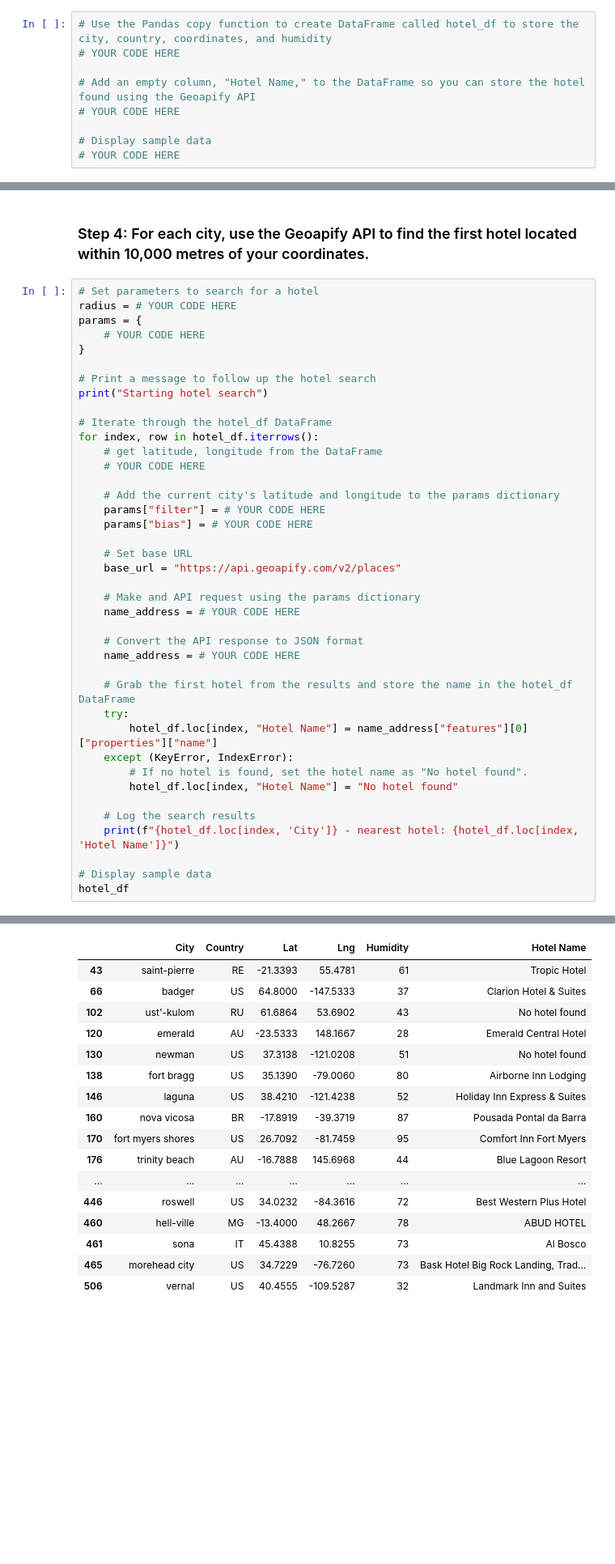
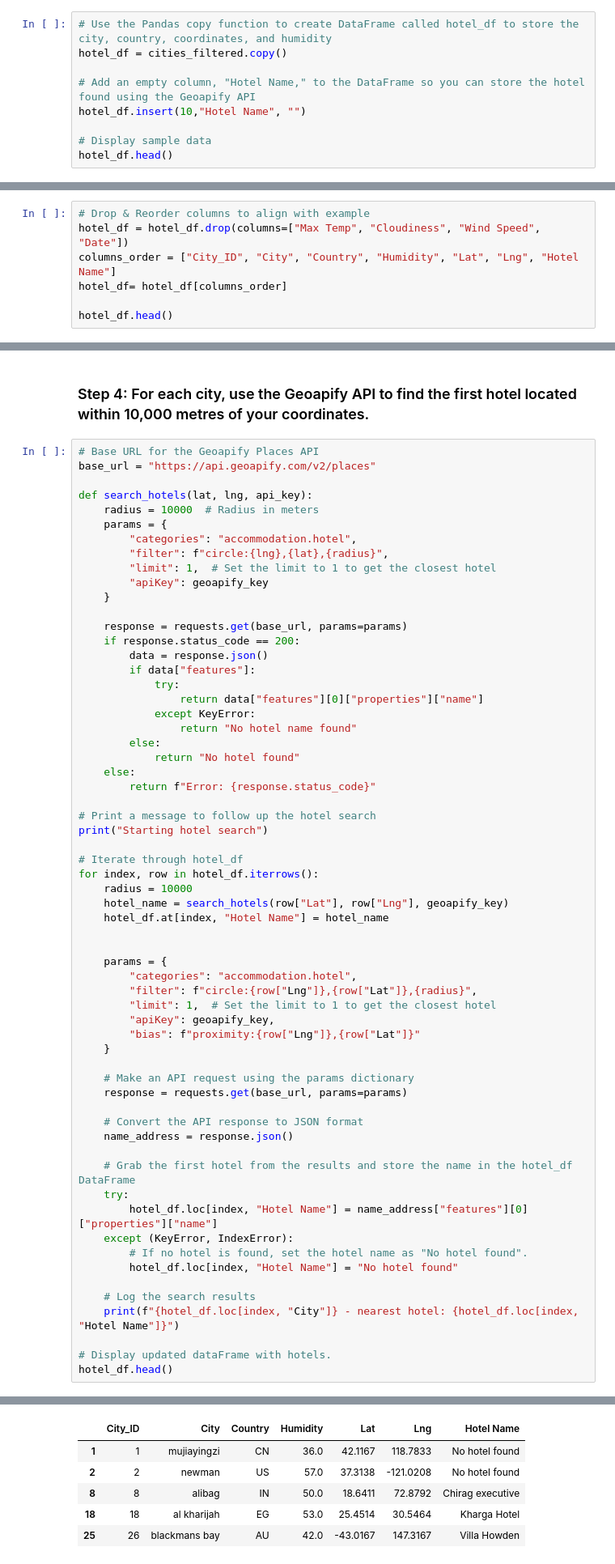
Before and after one commit to cmhillm75/python-api-challenge, a Jupyter notebook: VacationPy/VacationPy.ipynb, the cells around one changed output, grey strips where cells are left out. Shown at 81% size. Cells and saved outputs as stored; diff of their text form; blank space fills up the shorter version.

```diff
--- a/VacationPy/VacationPy.ipynb
+++ b/VacationPy/VacationPy.ipynb
@@ -71,11 +101,11 @@ city_data_df.head()
 ### Step 3: Create a new DataFrame called `hotel_df`.
 # %%
 # Use the Pandas copy function to create DataFrame called hotel_df to store the city, country, coordinates, and humidity
-# YOUR CODE HERE
+hotel_df = cities_filtered.copy()
 
 # Add an empty column, "Hotel Name," to the DataFrame so you can store the hotel found using the Geoapify API
-# YOUR CODE HERE
+hotel_df.insert(10,"Hotel Name", "")
 
 # Display sample data
-# YOUR CODE HERE
+hotel_df.head()
 # %% [output]
@@ -98,0 +124,7 @@ city_data_df.head()
+# %%
+# Drop & Reorder columns to align with example
+hotel_df = hotel_df.drop(columns=["Max Temp", "Cloudiness", "Wind Speed", "Date"])
+columns_order = ["City_ID", "City", "Country", "Humidity", "Lat", "Lng", "Hotel Name"]
+hotel_df= hotel_df[columns_order]
+
+hotel_df.head()
@@ -99,32 +138,54 @@ city_data_df.head()
 # %% [markdown]
 ### Step 4: For each city, use the Geoapify API to find the first hotel located within 10,000 metres of your coordinates.
 # %%
-# Set parameters to search for a hotel
-radius = # YOUR CODE HERE
-params = {
-    # YOUR CODE HERE
-}
+# Base URL for the Geoapify Places API
+base_url = "https://api.geoapify.com/v2/places"
+
+def search_hotels(lat, lng, api_key):
+    radius = 10000  # Radius in meters
+    params = {
+        "categories": "accommodation.hotel",
+        "filter": f"circle:{lng},{lat},{radius}",
+        "limit": 1,  # Set the limit to 1 to get the closest hotel
+        "apiKey": geoapify_key
+    }
+
+    response = requests.get(base_url, params=params)
+    if response.status_code == 200:
+        data = response.json()
+        if data["features"]:
+            try:
+                return data["features"][0]["properties"]["name"]
+            except KeyError:
+                return "No hotel name found"
+        else:
+            return "No hotel found"
+    else:
+        return f"Error: {response.status_code}"
 
 # Print a message to follow up the hotel search
 print("Starting hotel search")
 
-# Iterate through the hotel_df DataFrame
+# Iterate through hotel_df
 for index, row in hotel_df.iterrows():
-    # get latitude, longitude from the DataFrame
-    # YOUR CODE HERE
+    radius = 10000
+    hotel_name = search_hotels(row["Lat"], row["Lng"], geoapify_key)
+    hotel_df.at[index, "Hotel Name"] = hotel_name
 
-    # Add the current city's latitude and longitude to the params dictionary
-    params["filter"] = # YOUR CODE HERE
-    params["bias"] = # YOUR CODE HERE
 
-    # Set base URL
-    base_url = "https://api.geoapify.com/v2/places"
+    params = {
+        "categories": "accommodation.hotel",
+        "filter": f"circle:{row["Lng"]},{row["Lat"]},{radius}",
+        "limit": 1,  # Set the limit to 1 to get the closest hotel
+        "apiKey": geoapify_key,
+        "bias": f"proximity:{row["Lng"]},{row["Lat"]}"
+    }
 
-    # Make and API request using the params dictionary
-    name_address = # YOUR CODE HERE
+    # Make an API request using the params dictionary
+    response = requests.get(base_url, params=params)
 
     # Convert the API response to JSON format
-    name_address = # YOUR CODE HERE
+    name_address = response.json()
 
     # Grab the first hotel from the results and store the name in the hotel_df DataFrame
     try:
@@ -134,9 +195,9 @@ for index, row in hotel_df.iterrows():
         hotel_df.loc[index, "Hotel Name"] = "No hotel found"
 
     # Log the search results
-    print(f"{hotel_df.loc[index, 'City']} - nearest hotel: {hotel_df.loc[index, 'Hotel Name']}")
+    print(f"{hotel_df.loc[index, "City"]} - nearest hotel: {hotel_df.loc[index, "Hotel Name"]}")
 
-# Display sample data
-hotel_df
+# Display updated dataFrame with hotels.
+hotel_df.head()
 # %% [output]
 Starting hotel search
@@ -159,19 +220,8 @@ vernal - nearest hotel: Landmark Inn and Suites
-|  | City | Country | Lat | Lng | Humidity | Hotel Name |
-| 43 | saint-pierre | RE | -21.3393 | 55.4781 | 61 | Tropic Hotel |
-| 66 | badger | US | 64.8000 | -147.5333 | 37 | Clarion Hotel & Suites |
-| 102 | ust'-kulom | RU | 61.6864 | 53.6902 | 43 | No hotel found |
-| 120 | emerald | AU | -23.5333 | 148.1667 | 28 | Emerald Central Hotel |
-| 130 | newman | US | 37.3138 | -121.0208 | 51 | No hotel found |
-| 138 | fort bragg | US | 35.1390 | -79.0060 | 80 | Airborne Inn Lodging |
-| 146 | laguna | US | 38.4210 | -121.4238 | 52 | Holiday Inn Express & Suites |
-| 160 | nova vicosa | BR | -17.8919 | -39.3719 | 87 | Pousada Pontal da Barra |
-| 170 | fort myers shores | US | 26.7092 | -81.7459 | 95 | Comfort Inn Fort Myers |
-| 176 | trinity beach | AU | -16.7888 | 145.6968 | 44 | Blue Lagoon Resort |
-| ... | ... | ... | ... | ... | ... | ... |
-| 446 | roswell | US | 34.0232 | -84.3616 | 72 | Best Western Plus Hotel |
-| 460 | hell-ville | MG | -13.4000 | 48.2667 | 78 | ABUD HOTEL |
-| 461 | sona | IT | 45.4388 | 10.8255 | 73 | Al Bosco |
-| 465 | morehead city | US | 34.7229 | -76.7260 | 73 | Bask Hotel Big Rock Landing, Trad... |
-| 506 | vernal | US | 40.4555 | -109.5287 | 32 | Landmark Inn and Suites |
+|  | City_ID | City | Country | Humidity | Lat | Lng | Hotel Name |
+| 1 | 1 | mujiayingzi | CN | 36.0 | 42.1167 | 118.7833 | No hotel found |
+| 2 | 2 | newman | US | 57.0 | 37.3138 | -121.0208 | No hotel found |
+| 8 | 8 | alibag | IN | 50.0 | 18.6411 | 72.8792 | Chirag executive |
+| 18 | 18 | al kharijah | EG | 53.0 | 25.4514 | 30.5464 | Kharga Hotel |
+| 25 | 26 | blackmans bay | AU | 42.0 | -43.0167 | 147.3167 | Villa Howden |
 # %% [markdown]
 ### Step 5: Add the hotel name and the country as additional information in the hover message for each city in the map.
```
Also changed, not shown: parts of 11 cells of this notebook, 2 other files.
